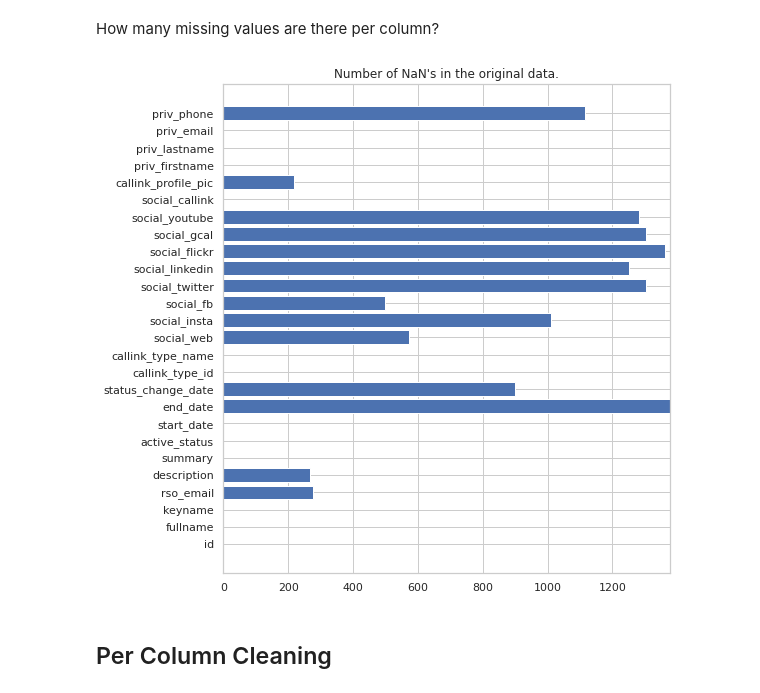
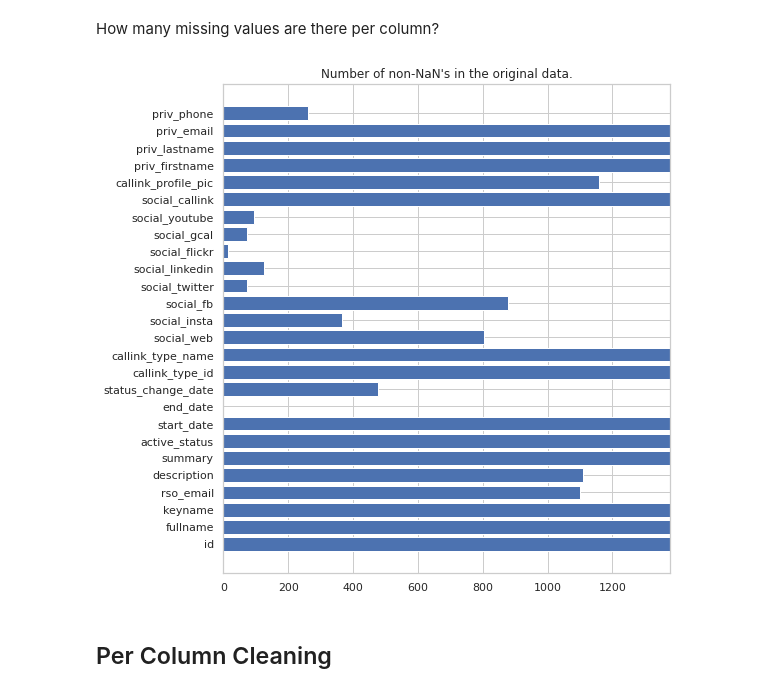
Before and after one commit to ivalexander13/msproul-data-cleaning, a Jupyter notebook: explore.ipynb, the cells around one changed output. Saved outputs shown, nothing was run; the diff lists cells and outputs as text; code cells hidden in the pictures.

Commit message:
export processed data to csv and generate final graph

```diff
--- a/explore.ipynb
+++ b/explore.ipynb
@@ -46,15 +46,15 @@ array(['id', 'fullname', 'keyname', 'rso_email', 'description', 'summary',
 # %% [markdown]
 How many missing values are there per column?
 # %%
-counts_blank = [copy1[col].isna().sum() for col in cols]
+counts_blank = [copy1[col].notnull().sum() for col in cols]
 
 plt.figure(figsize=(8,9));
 plt.barh(width=counts_blank, y=cols);
 plt.xlim(0, len(copy1));
 plt.yticks(cols)
-plt.title("Number of NaN's in the original data.");
+plt.title("Number of non-NaN's in the original data.");
 # %% [output]
-[figure, old version]
+[figure, new version]
 # %% [markdown]
 ## Per Column Cleaning
 # %% [markdown]
```
Also changed, not shown: parts of 6 cells of this notebook.
